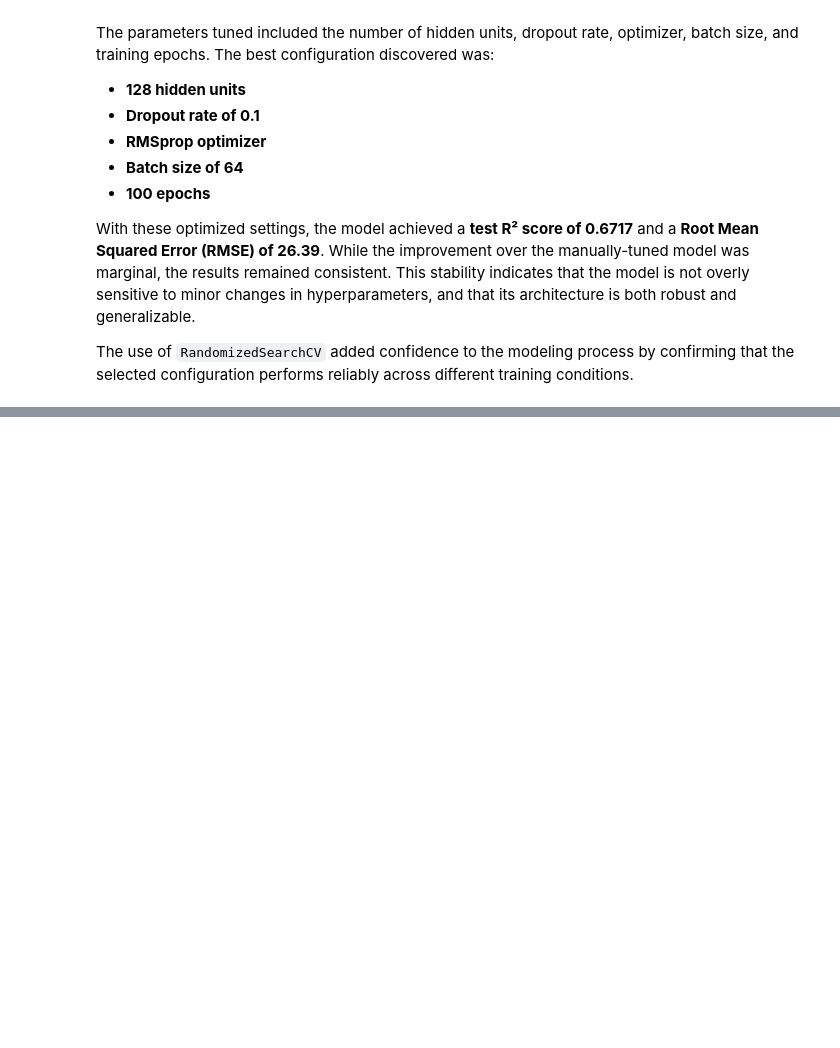
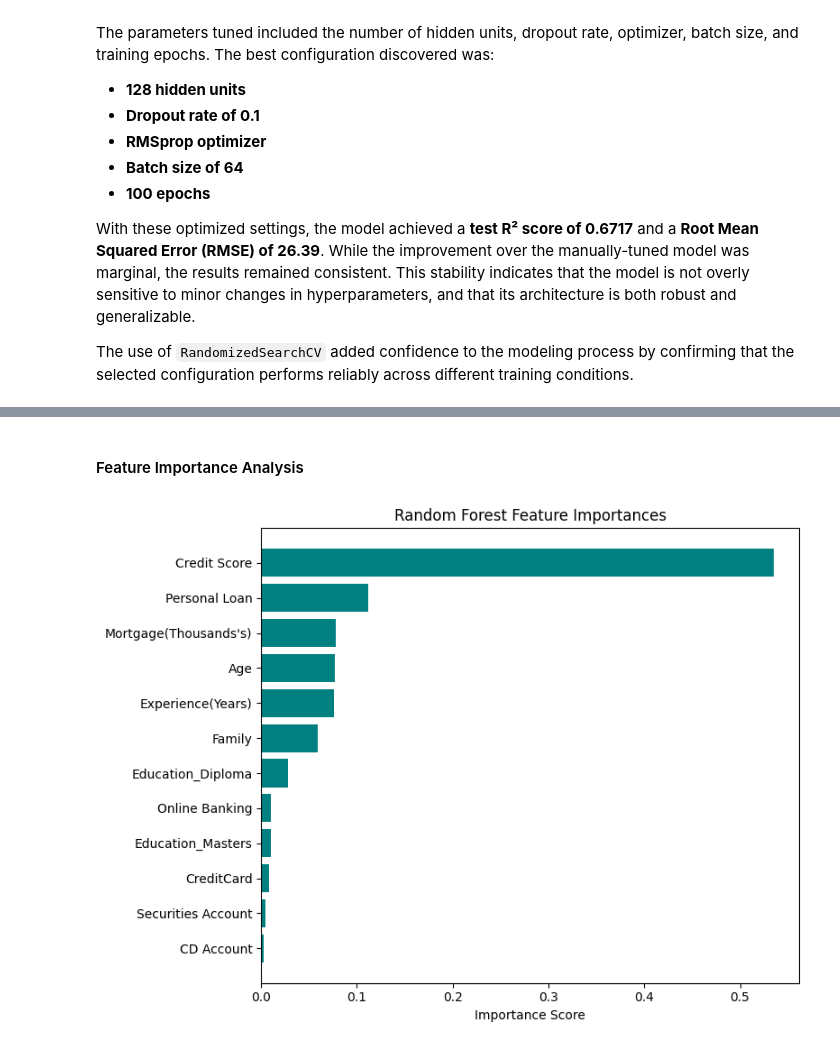
Before and after one commit to Ahmad-385/Income-prediction-Sentiment-analysis, a Jupyter notebook: ML-CA2.ipynb, the cells around one changed output, grey strips where cells are left out. Cells and saved outputs as stored; diff of their text form; code cells hidden in the pictures; blank space fills up the shorter version.

```diff
--- a/ML-CA2.ipynb
+++ b/ML-CA2.ipynb
@@ -594,0 +597,19 @@ The use of `RandomizedSearchCV` added confidence to the modeling process by conf
+# %%
+from sklearn.ensemble import RandomForestRegressor
+from sklearn.metrics import r2_score, mean_squared_error
+
+# Initialize and train the Random Forest model
+rf_model = RandomForestRegressor(n_estimators=200, max_depth=20, random_state=42)
+rf_model.fit(X_train, y_train)
+
+# Predict on the test set
+y_pred_rf = rf_model.predict(X_test)
+
+# Evaluate the model
+r2_rf = r2_score(y_test, y_pred_rf)
+rmse_rf = np.sqrt(mean_squared_error(y_test, y_pred_rf))
+
+# Output performance
+print(" Random Forest Performance")
+print(f"R² Score: {r2_rf:.4f}")
+print(f"RMSE: {rmse_rf:.2f}")
@@ -594,0 +727,20 @@ The use of `RandomizedSearchCV` added confidence to the modeling process by conf
+# %% [markdown]
+#### Feature Importance Analysis
+# %%
+# Feature importances from RF
+importances = rf_model.feature_importances_
+features = X.columns
+
+# Create sorted DataFrame
+feat_df = pd.DataFrame({'Feature': features, 'Importance': importances})
+feat_df = feat_df.sort_values(by='Importance', ascending=True)
+
+# Plot
+plt.figure(figsize=(8, 6))
+plt.barh(feat_df['Feature'], feat_df['Importance'], color='teal')
+plt.title('Random Forest Feature Importances')
+plt.xlabel('Importance Score')
+plt.tight_layout()
+plt.show()
+# %% [output]
+[figure, added]
```
Also changed, not shown: parts of 21 cells of this notebook.
